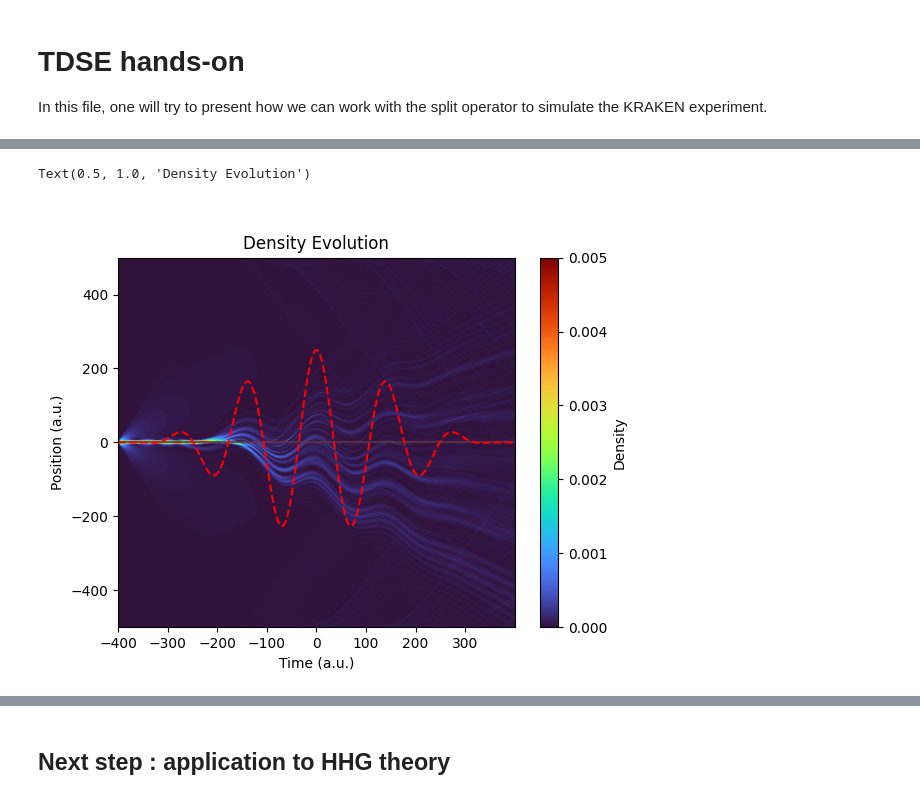
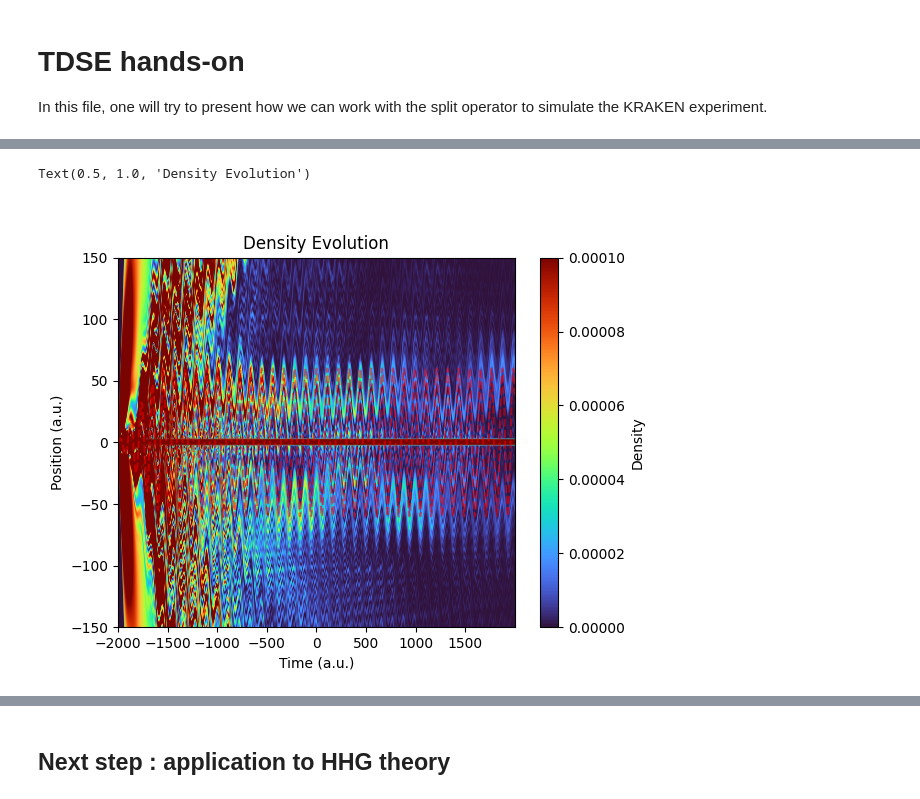
Before and after one commit to jupiterMJM/HHG_simulation, a Jupyter notebook: hands_on/TDSE_hands_on.ipynb, the cells around one changed output, grey strips where cells are left out. Drawn from its saved outputs; the diff is of its cells as text; code cells hidden in the pictures.

```diff
--- a/hands_on/TDSE_hands_on.ipynb
+++ b/hands_on/TDSE_hands_on.ipynb
@@ -47,4 +104,7 @@ Text(0, 0.5, 'Electric Field (a.u.)')
 # %%
 # Potentiel
-epsilon = 0
-V = -1.0 / np.sqrt(x**2 + epsilon)
+print(x.shape)
+epsilon = 0.0001
+V = -1.0 / np.sqrt(x**2 + epsilon) +0j
+V += potentiel_CAP(x, x_start=-300, x_end=300, eta_0=0.1)
+print(V)
@@ -132,9 +232,10 @@ def evolve_crank_nikolson(psi, V, E, dt, x):
 # %%
 # Initialisation de psi
-psi = 1/np.sqrt(np.pi) * np.exp(-np.abs(x))
-psi /= np.linalg.norm(psi) * np.sqrt(dx)
+psi = np.exp(-np.abs(x)) #1/np.sqrt(np.pi) * np.exp(-np.abs(x)); la division par racine(pi) n est valable que en 3D
+psi /= np.sqrt(np.sum(np.abs(psi)**2) * dx)  # Normalisation to ensure the wavefunction remains normalized
 psi = np.complex128(psi)  # Convert to complex128 for TDSE
 psi_fonda = psi.copy()  # Save the initial state for later use
+print(np.sum(np.abs(psi)**2) * dx, psi)
 
 
 plt.figure()
@@ -143,13 +244,21 @@ plt.xlabel('Position (a.u.)')
 plt.ylabel('Density (a.u.)')
 
 
+enery_fonda = -0.5
+psi_history = np.zeros((len(t), len(x)), dtype=np.complex128)  # Store wavefunction history
+psi_fonda_history = np.zeros((len(t), len(x)), dtype=np.complex128)  # Store initial wavefunction history
+# Évolution
+i = -1
+for En in tqdm(champE):
+    i += 1
+    # print(np.sum(np.abs(psi)**2) * dx, psi)
+    psi = evolve_crank_nikolson(psi, V, En, dt, x)
 
-rho_history = []
-psi_history = []
-# Évolution
-for En in tqdm(champE):
-    psi = evolve_crank_nikolson(psi, V, En, dt, x)
-    rho = np.abs(psi)**2
-    rho_history.append(rho)
-    psi_history.append(psi.copy())
+    assert np.isclose(np.sum(np.abs(psi)**2) * dx, 1.0, atol=1e-6), f"Normalization condition not satisfied {np.sum(np.abs(psi)**2) * dx}"
+    psi_history[i, :] = psi.copy()  # Store the wavefunction at this time step
+    psi_fonda_history[i, :] = psi_fonda*np.exp(-1j * enery_fonda * t[i] / 1)  # Store the initial wavefunction at this time step
+
+print("Simulation complete. Computing final density...")
+rho = np.abs(psi)**2  # Density at the last time step
+rho_history = np.abs(psi_history)**2  # Density history
 # %% [output]
@@ -167,13 +269,13 @@ plt.legend()
 # %%
 plt.figure()
-
-plt.imshow(np.array(rho_history).T, aspect='auto', extent=[t[0], t[-1], x[0], x[-1]], origin='lower', cmap="turbo")
-plt.plot(t, champE/np.max(champE)*250, 'k--', color="red", label='Electric Field (normalized)')
-plt.clim(0, 0.005)
+plt.imshow(rho_history.T[np.logical_and(x>-150, x<150)], aspect='auto', extent=[t[0], t[-1], -150, 150], origin='lower', cmap="turbo")
+# plt.imshow(np.log(rho_history.T[np.logical_or(x<-300, x>300)]), aspect='auto', extent=[t[0], t[-1], -60, 60], origin='lower', cmap="turbo")
+plt.plot(t, champE/np.max(champE)*60, 'k--', color="red", label='Electric Field (normalized)', alpha=0.5)
+plt.clim(0, 0.0001)
 plt.colorbar(label='Density')
 plt.xlabel('Time (a.u.)')
 plt.ylabel('Position (a.u.)')
 plt.title('Density Evolution')
 # %% [output]
 Text(0.5, 1.0, 'Density Evolution')
-[figure, old version]
+[figure, new version]
```
Also changed, not shown: parts of 29 cells of this notebook.
